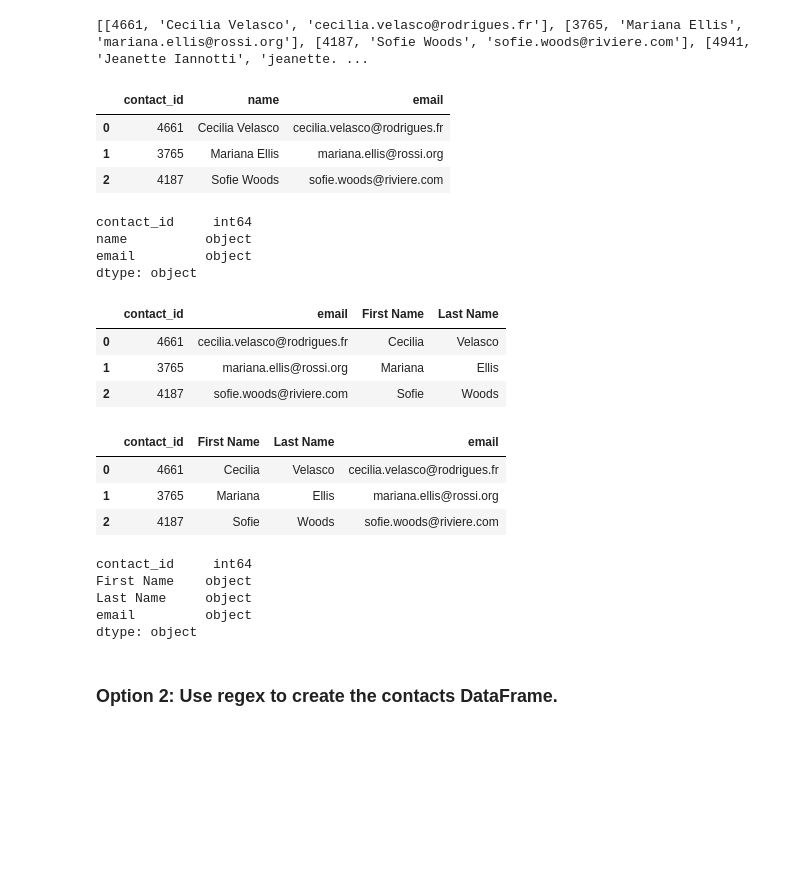
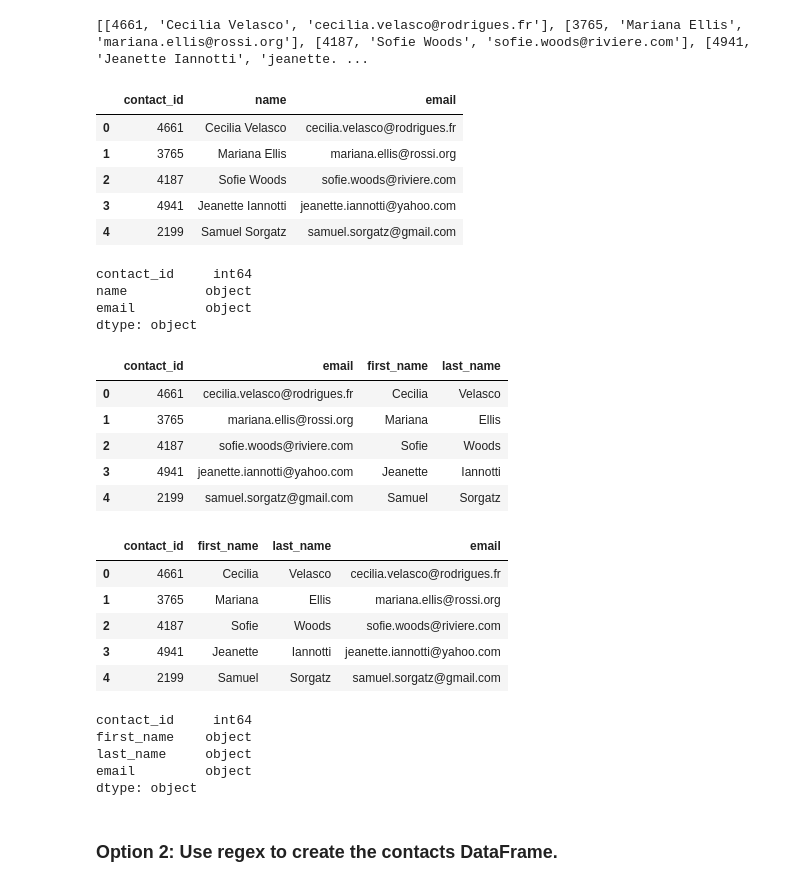
Before and after one commit to jsfrmsj/Crowdfunding_ETL, a Jupyter notebook: ETL_Mini_Project_Starter_Code_JSaini_BCopp_KRyno_Augustine.ipynb, the cells around one changed output. Saved outputs shown, nothing was run; the diff lists cells and outputs as text; code cells hidden in the pictures; blank space fills up the shorter version.

```diff
--- a/ETL_Mini_Project_Starter_Code_JSaini_BCopp_KRyno_Augustine.ipynb
+++ b/ETL_Mini_Project_Starter_Code_JSaini_BCopp_KRyno_Augustine.ipynb
@@ -316,12 +314,11 @@ Then export the DataFrame as a `contacts.csv` CSV file.
 import json
 dict_values = []
 
-for i, row in contact_info_df.iterrows():
-    data = row["contact_info"]
-    converted_data = json.loads(data)
-    row_values = [v for k, v in converted_data.items()]
-    dict_values.append(row_values)
-
+for r, row in contact_info_df.iterrows():
+    data = row['contact_info']
+    new_data = json.loads(data)
+    new_rows = [v for d, v in new_data.items()]
+    dict_values.append(new_rows)
 # Print out the list of values for each row.
 print(dict_values)
 # %% [output]
@@ -329,13 +326,14 @@ print(dict_values)
 # %%
 # Create a contact_info DataFrame and add each list of values, i.e., each row
 # to the 'contact_id', 'name', 'email' columns.
-columns = ["contact_id", "name", "email"]
-contact_info = pd.DataFrame(dict_values, columns = columns)
-contact_info.head(3)
+contact_info = pd.DataFrame(dict_values, columns=['contact_id', 'name', 'email'])
+contact_info.head()
 # %% [output]
 |  | contact_id | name | email |
 | 0 | 4661 | Cecilia Velasco | cecilia.velasco@rodrigues.fr |
 | 1 | 3765 | Mariana Ellis | mariana.ellis@rossi.org |
 | 2 | 4187 | Sofie Woods | sofie.woods@riviere.com |
+| 3 | 4941 | Jeanette Iannotti | jeanette.iannotti@yahoo.com |
+| 4 | 2199 | Samuel Sorgatz | samuel.sorgatz@gmail.com |
 # %%
 # Check the datatypes.
@@ -347,32 +345,36 @@ email         object
 dtype: object
 # %%
 # Create a "first"name" and "last_name" column with the first and last names from the "name" column.
-contact_info[['First Name', 'Last Name']] = contact_info['name'].str.split(' ', expand=True)
-contact_info
+contact_info[["first_name", "last_name"]] = contact_info["name"].str.split(' ', n=1, expand=True)
+
 # Drop the contact_name column
-contact_info = contact_info.drop("name", axis = 1)
-contact_info.head(3)
+contact_info_clean = contact_info.drop(['name'], axis=1)
+contact_info_clean.head()
 # %% [output]
-|  | contact_id | email | First Name | Last Name |
+|  | contact_id | email | first_name | last_name |
 | 0 | 4661 | cecilia.velasco@rodrigues.fr | Cecilia | Velasco |
 | 1 | 3765 | mariana.ellis@rossi.org | Mariana | Ellis |
 | 2 | 4187 | sofie.woods@riviere.com | Sofie | Woods |
+| 3 | 4941 | jeanette.iannotti@yahoo.com | Jeanette | Iannotti |
+| 4 | 2199 | samuel.sorgatz@gmail.com | Samuel | Sorgatz |
 # %%
 # Reorder the columns
-contact_info = contact_info[["contact_id", "First Name", "Last Name", "email"]]
-contact_info.head(3)
+contact_info_clean = contact_info_clean[['contact_id', 'first_name', 'last_name', 'email']]
+contact_info_clean.head()
 # %% [output]
-|  | contact_id | First Name | Last Name | email |
+|  | contact_id | first_name | last_name | email |
 | 0 | 4661 | Cecilia | Velasco | cecilia.velasco@rodrigues.fr |
 | 1 | 3765 | Mariana | Ellis | mariana.ellis@rossi.org |
 | 2 | 4187 | Sofie | Woods | sofie.woods@riviere.com |
+| 3 | 4941 | Jeanette | Iannotti | jeanette.iannotti@yahoo.com |
+| 4 | 2199 | Samuel | Sorgatz | samuel.sorgatz@gmail.com |
 # %%
 # Check the datatypes one more time before exporting as CSV file.
-print(contact_info.dtypes)
+contact_info_clean.dtypes
 # %% [output]
 contact_id     int64
-First Name    object
-Last Name     object
+first_name    object
+last_name     object
 email         object
 dtype: object
 # %%
```
Also changed, not shown: parts of 16 cells of this notebook.
